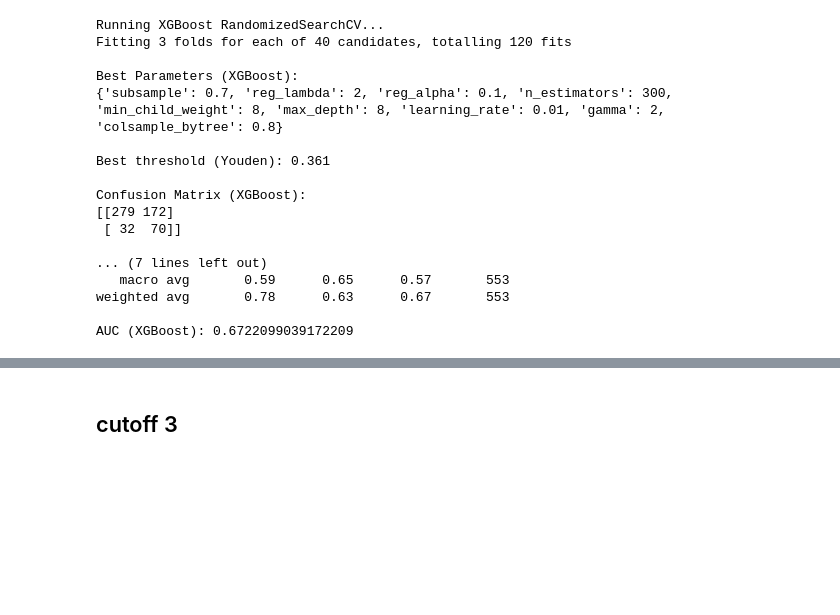
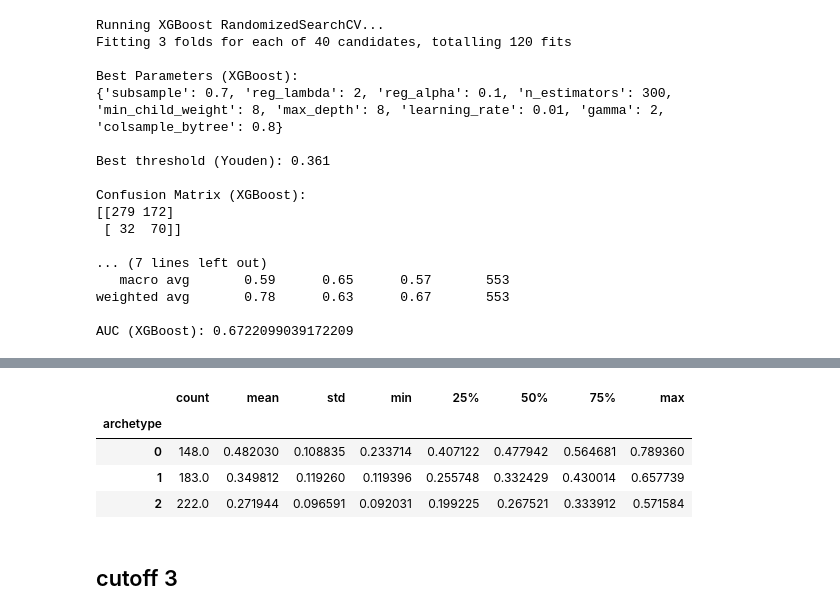
Before and after one commit to hmhamade1999-debug/Substance-Use-Prediction-From-Adolescence, a Jupyter notebook: marijuana/Capstone_USJ_Modeling_Marijuana.ipynb, the cells around one changed output, grey strips where cells are left out. Cells and saved outputs as stored; diff of their text form; code cells hidden in the pictures; blank space fills up the shorter version.

```diff
--- a/marijuana/Capstone_USJ_Modeling_Marijuana.ipynb
+++ b/marijuana/Capstone_USJ_Modeling_Marijuana.ipynb
@@ -1061,7 +933,8 @@ from xgboost import XGBClassifier
 from sklearn.model_selection import RandomizedSearchCV
 from sklearn.metrics import roc_auc_score, roc_curve, confusion_matrix, classification_report
 import numpy as np
-
+X_train2=X_train.copy()
+X_test2=X_test.copy()
 # Compute imbalance ratio for scale_pos_weight
 pos = (y_train == 1).sum()
 neg = (y_train == 0).sum()
@@ -1148,3 +1188,11 @@ AUC (XGBoost): 0.6722099039172209
+# %%
+df_archetypes.groupby("archetype")["pred_prob"].describe()
+# %% [output]
+|  | count | mean | std | min | 25% | 50% | 75% | max |
+| archetype |  |  |  |  |  |  |  |  |
+| 0 | 148.0 | 0.482030 | 0.108835 | 0.233714 | 0.407122 | 0.477942 | 0.564681 | 0.789360 |
+| 1 | 183.0 | 0.349812 | 0.119260 | 0.119396 | 0.255748 | 0.332429 | 0.430014 | 0.657739 |
+| 2 | 222.0 | 0.271944 | 0.096591 | 0.092031 | 0.199225 | 0.267521 | 0.333912 | 0.571584 |
 # %% [markdown]
 ## cutoff 3
 # %%
```
Also changed, not shown: parts of 14 cells of this notebook.
